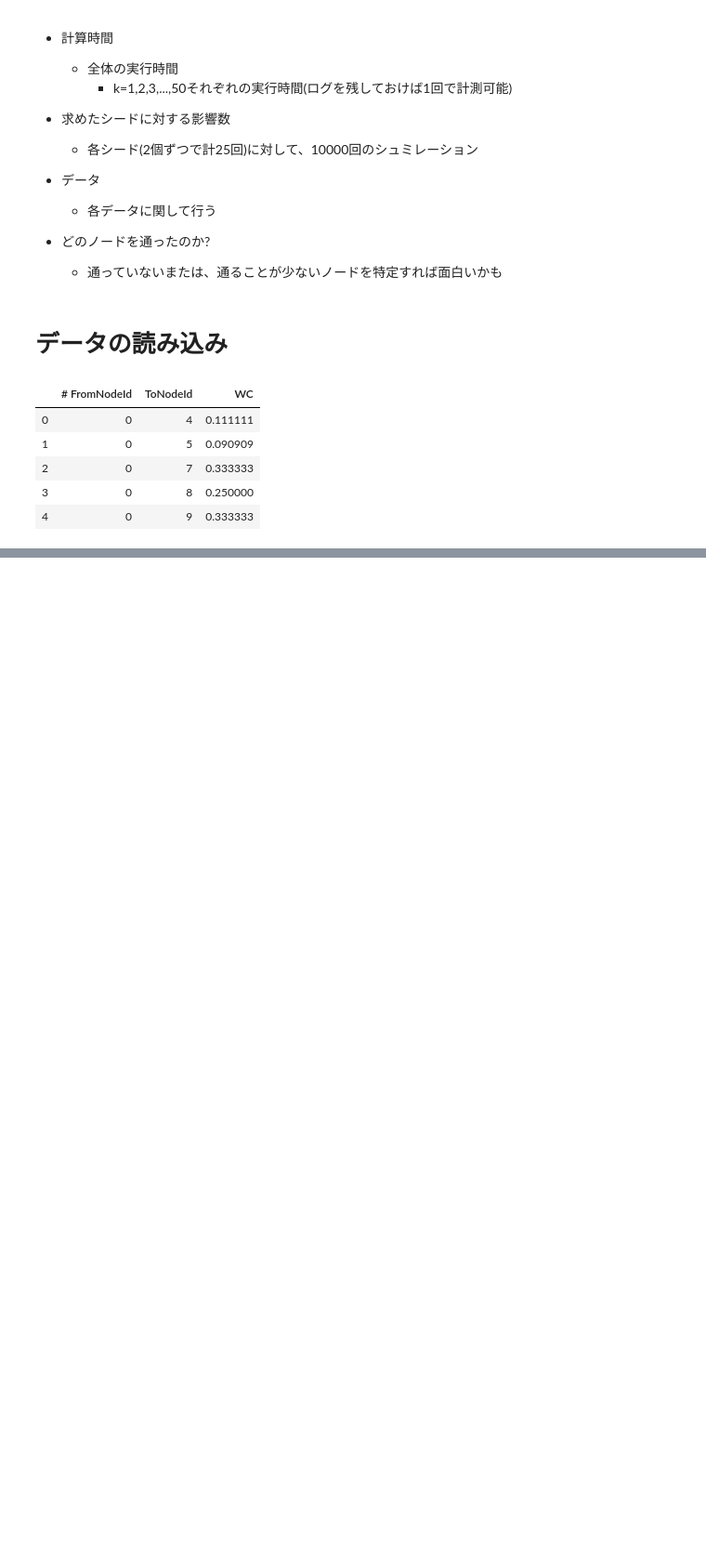
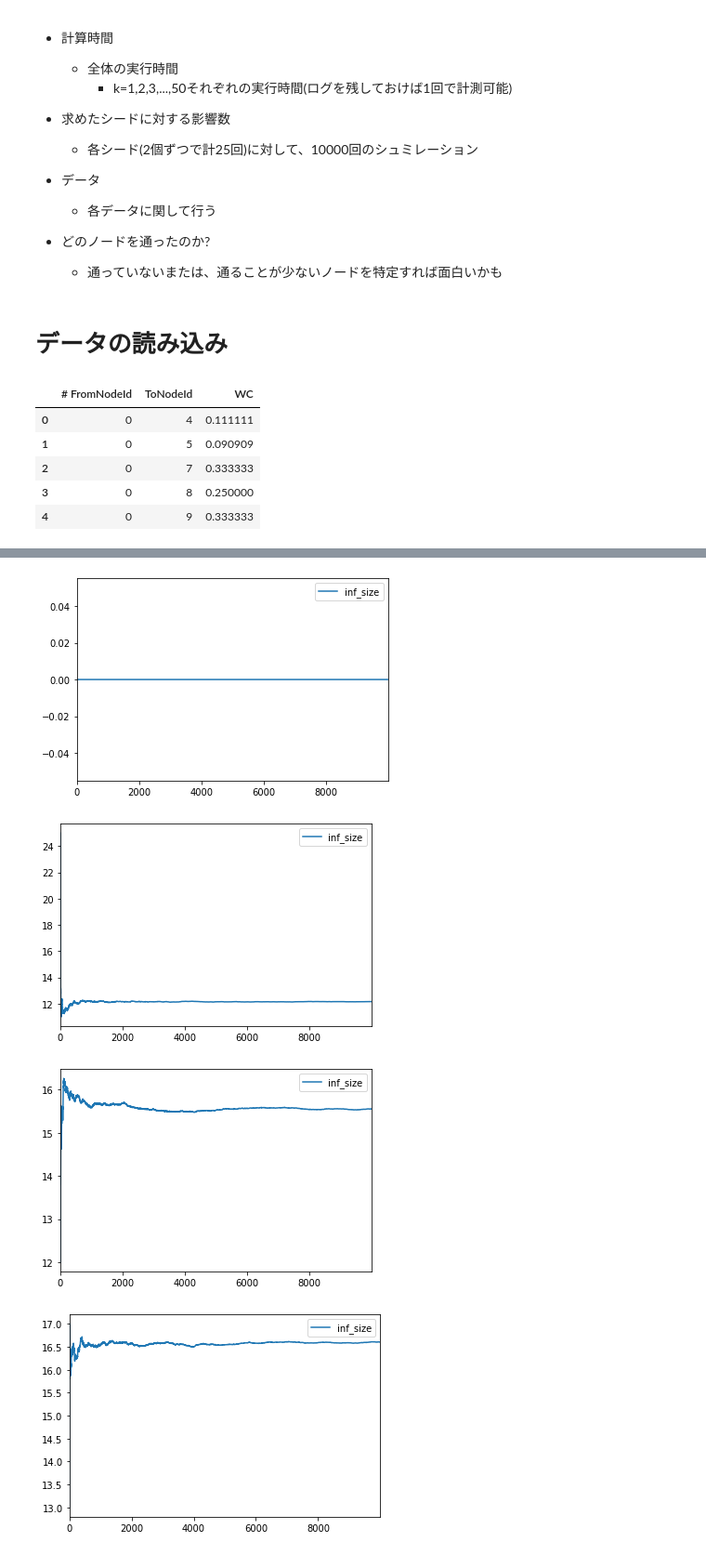
Before and after one commit to plue1011/code, a Jupyter notebook: 影響数計算実験.ipynb, the cells around one changed output, grey strips where cells are left out. Shown at 93% size. Saved outputs shown, nothing was run; the diff lists cells and outputs as text; code cells hidden in the pictures; blank space fills up the shorter version.

```diff
--- a/影響数計算実験.ipynb
+++ b/影響数計算実験.ipynb
@@ -66,0 +118,9 @@ def experiment_IC(G, seed, T=100):
+# %%
+for i in range(10):
+    pd.DataFrame(inf_size_process_list[i], columns=["inf_size"]).plot()
+    plt.show()
+# %% [output]
+[figure, added]
+[figure, added]
+[figure, added]
+[figure, added]
```
Also changed, not shown: parts of 57 cells of this notebook.
